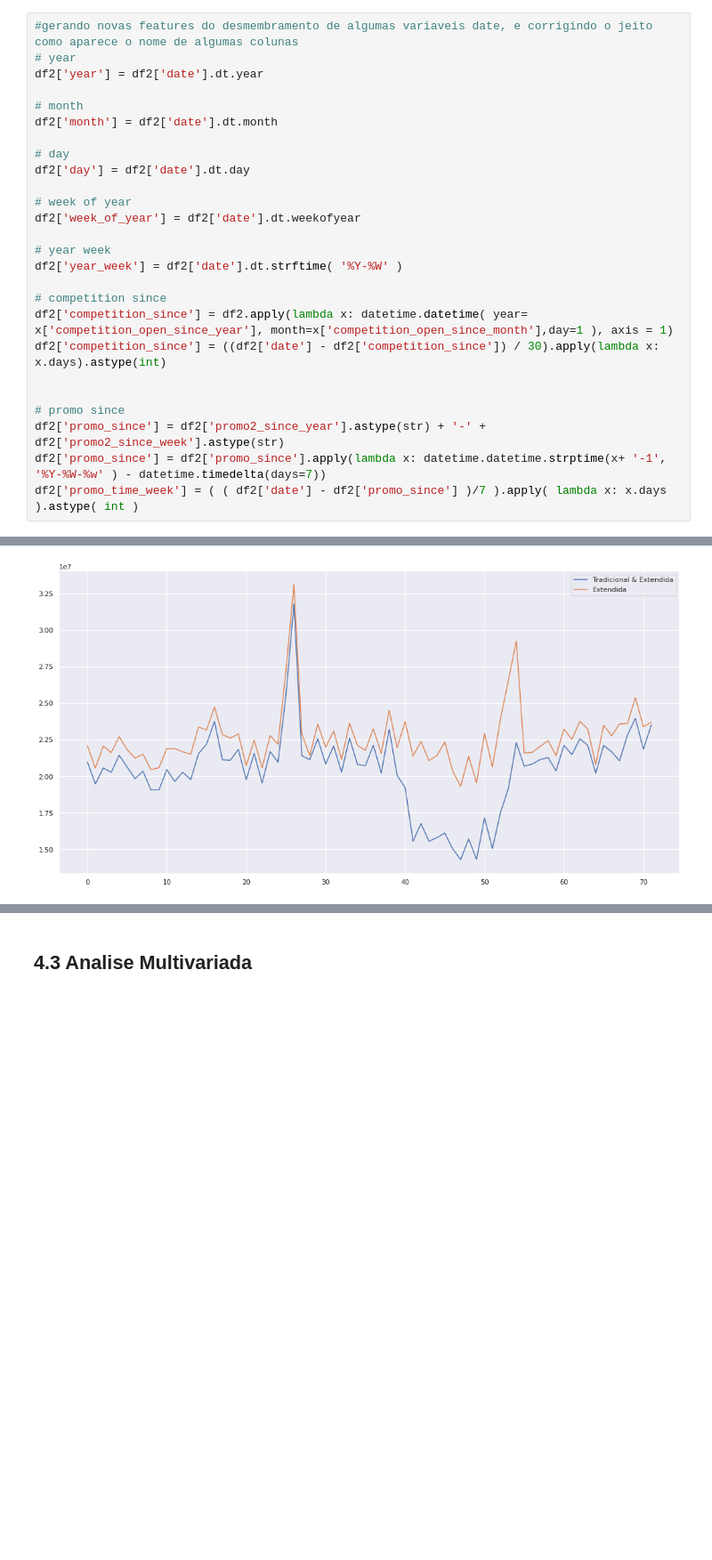
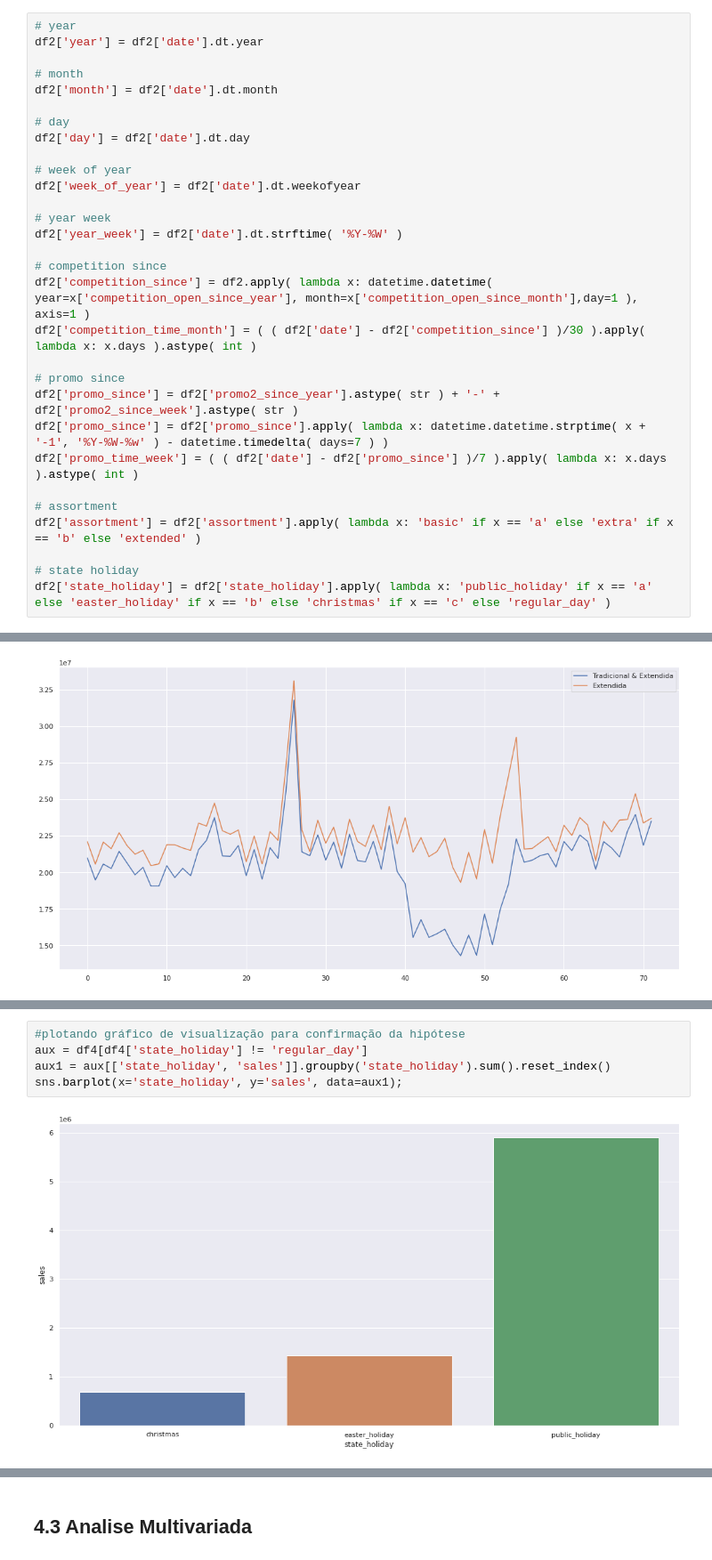
Before and after one commit to GonzagaLucas/Rossmann-Sales-Forecast, a Jupyter notebook: rossmann_project.ipynb, the cells around one changed output, grey strips where cells are left out. Shown at 89% size. Cells and saved outputs as stored; diff of their text form; blank space fills up the shorter version.

```diff
--- a/rossmann_project.ipynb
+++ b/rossmann_project.ipynb
@@ -303,7 +321,6 @@ Lista Final de Hipoteses
 # %% [markdown]
 ## 2.2 Feature Engineering
 # %%
-#gerando novas features do desmembramento de algumas variaveis date, e corrigindo o jeito como aparece o nome de algumas colunas
 # year
 df2['year'] = df2['date'].dt.year
 
@@ -320,11 +337,16 @@ df2['week_of_year'] = df2['date'].dt.weekofyear
 df2['year_week'] = df2['date'].dt.strftime( '%Y-%W' )
 
 # competition since
-df2['competition_since'] = df2.apply(lambda x: datetime.datetime( year= x['competition_open_since_year'], month=x['competition_open_since_month'],day=1 ), axis = 1)
-df2['competition_since'] = ((df2['date'] - df2['competition_since']) / 30).apply(lambda x: x.days).astype(int)
-
+df2['competition_since'] = df2.apply( lambda x: datetime.datetime( year=x['competition_open_since_year'], month=x['competition_open_since_month'],day=1 ), axis=1 )
+df2['competition_time_month'] = ( ( df2['date'] - df2['competition_since'] )/30 ).apply( lambda x: x.days ).astype( int )
 
 # promo since
-df2['promo_since'] = df2['promo2_since_year'].astype(str) + '-' + df2['promo2_since_week'].astype(str)
-df2['promo_since'] = df2['promo_since'].apply(lambda x: datetime.datetime.strptime(x+ '-1', '%Y-%W-%w' ) - datetime.timedelta(days=7))
+df2['promo_since'] = df2['promo2_since_year'].astype( str ) + '-' + df2['promo2_since_week'].astype( str )
+df2['promo_since'] = df2['promo_since'].apply( lambda x: datetime.datetime.strptime( x + '-1', '%Y-%W-%w' ) - datetime.timedelta( days=7 ) )
 df2['promo_time_week'] = ( ( df2['date'] - df2['promo_since'] )/7 ).apply( lambda x: x.days ).astype( int )
+
+# assortment
+df2['assortment'] = df2['assortment'].apply( lambda x: 'basic' if x == 'a' else 'extra' if x == 'b' else 'extended' )
+
+# state holiday
+df2['state_holiday'] = df2['state_holiday'].apply( lambda x: 'public_holiday' if x == 'a' else 'easter_holiday' if x == 'b' else 'christmas' if x == 'c' else 'regular_day' )
@@ -511,0 +525,7 @@ ax.legend(labels=['Tradicional & Extendida', 'Extendida'])
+# %%
+#plotando gráfico de visualização para confirmação da hipótese
+aux = df4[df4['state_holiday'] != 'regular_day']
+aux1 = aux[['state_holiday', 'sales']].groupby('state_holiday').sum().reset_index()
+sns.barplot(x='state_holiday', y='sales', data=aux1);
+# %% [output]
+[figure, added]
```
Also changed, not shown: parts of 53 cells of this notebook.
